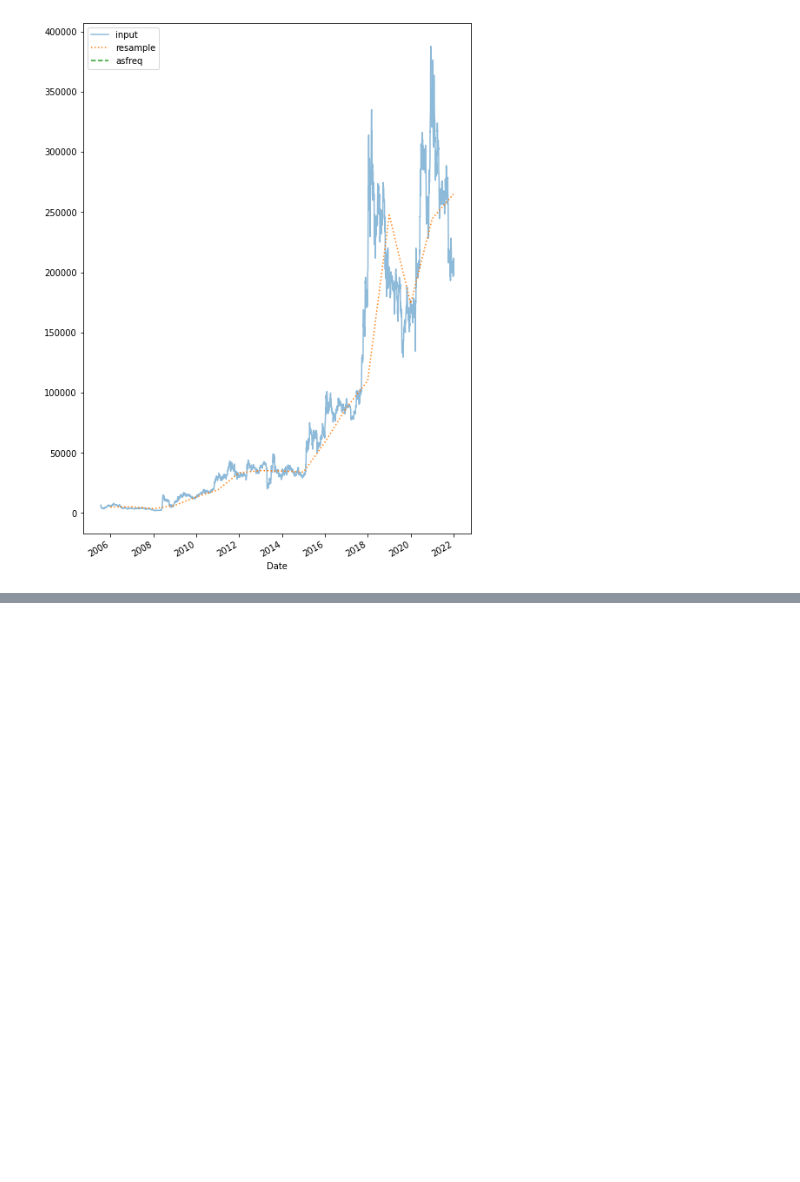
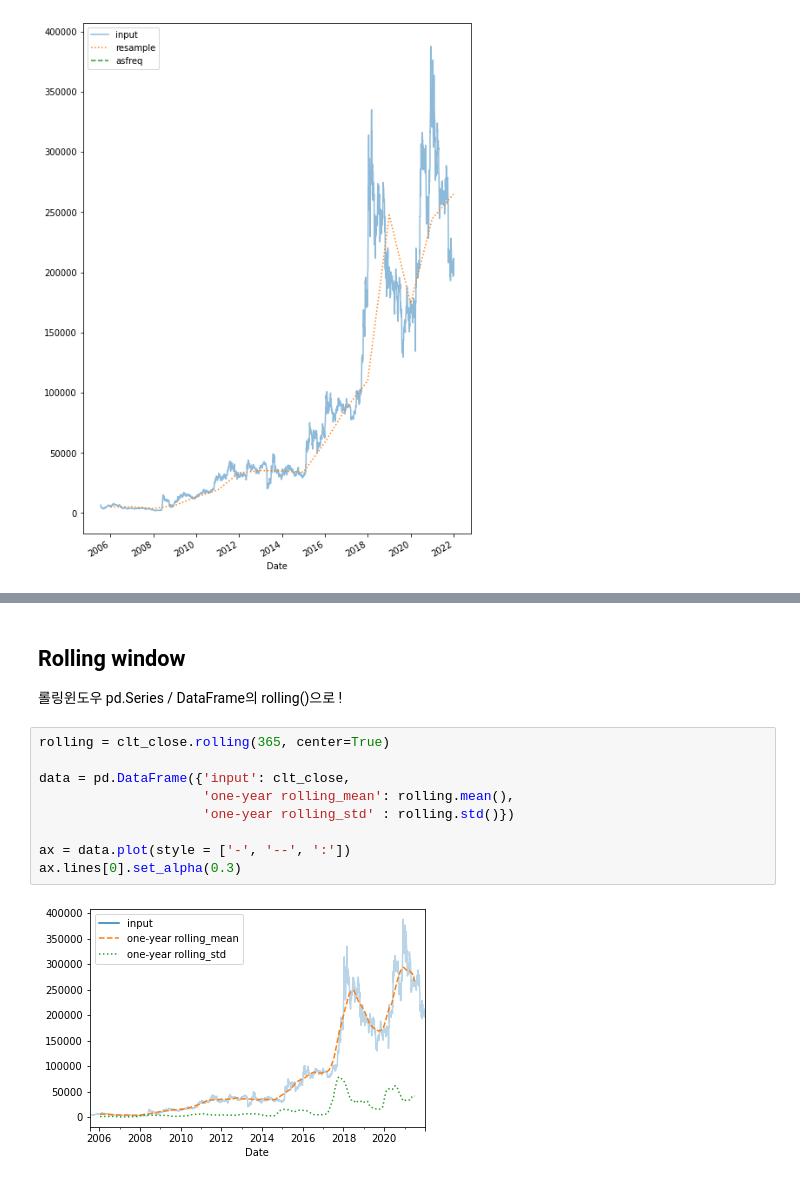
Before and after one commit to crickmj/Python_begins, a Jupyter notebook: for Practice/DataScienceBook_DS/시계열.ipynb, the cells around one changed output, grey strips where cells are left out. Cells and saved outputs as stored; diff of their text form; blank space fills up the shorter version.

```diff
--- a/for Practice/DataScienceBook_DS/시계열.ipynb
+++ b/for Practice/DataScienceBook_DS/시계열.ipynb
@@ -185,0 +241,14 @@ plt.show()
+# %% [markdown]
+## Rolling window
+롤링윈도우 pd.Series / DataFrame의 rolling()으로 !
+# %%
+rolling = clt_close.rolling(365, center=True)
+
+data = pd.DataFrame({'input': clt_close,
+                     'one-year rolling_mean': rolling.mean(),
+                     'one-year rolling_std' : rolling.std()})
+
+ax = data.plot(style = ['-', '--', ':'])
+ax.lines[0].set_alpha(0.3)
+# %% [output]
+[figure, added]
```
Also changed, not shown: parts of 4 cells of this notebook.
